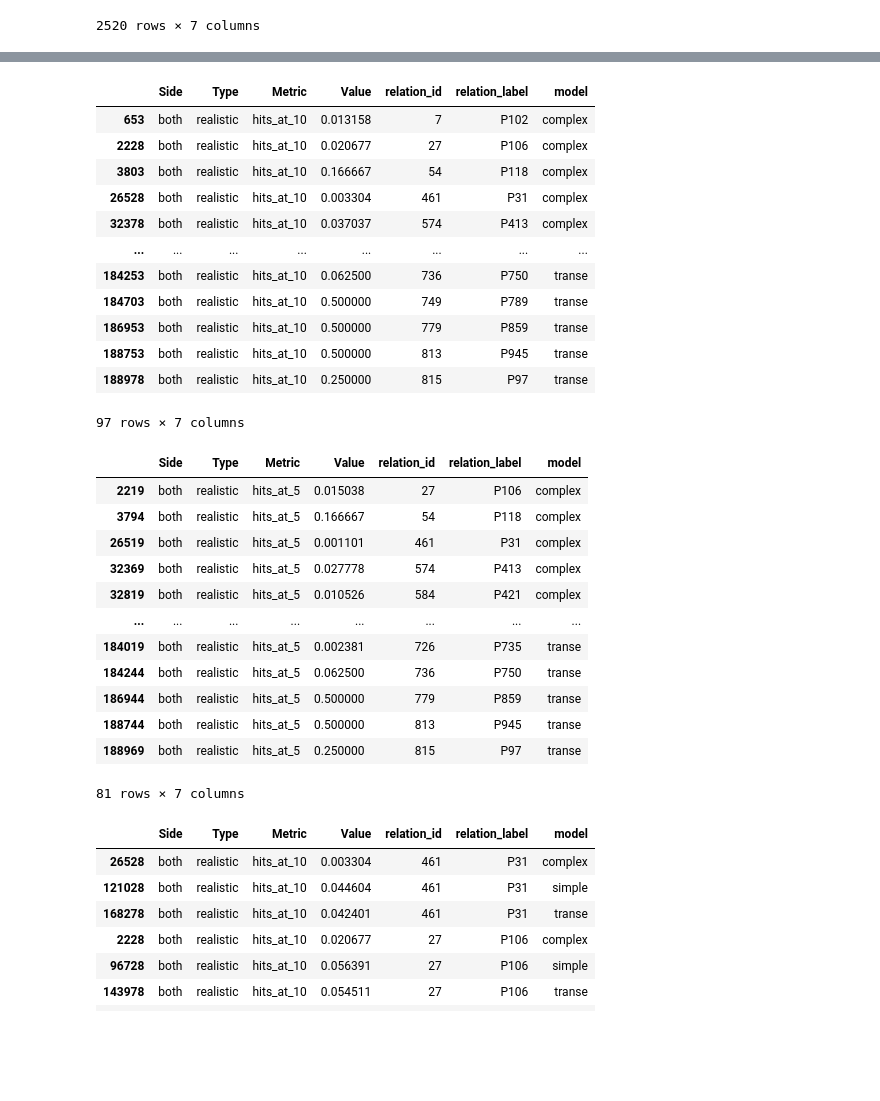
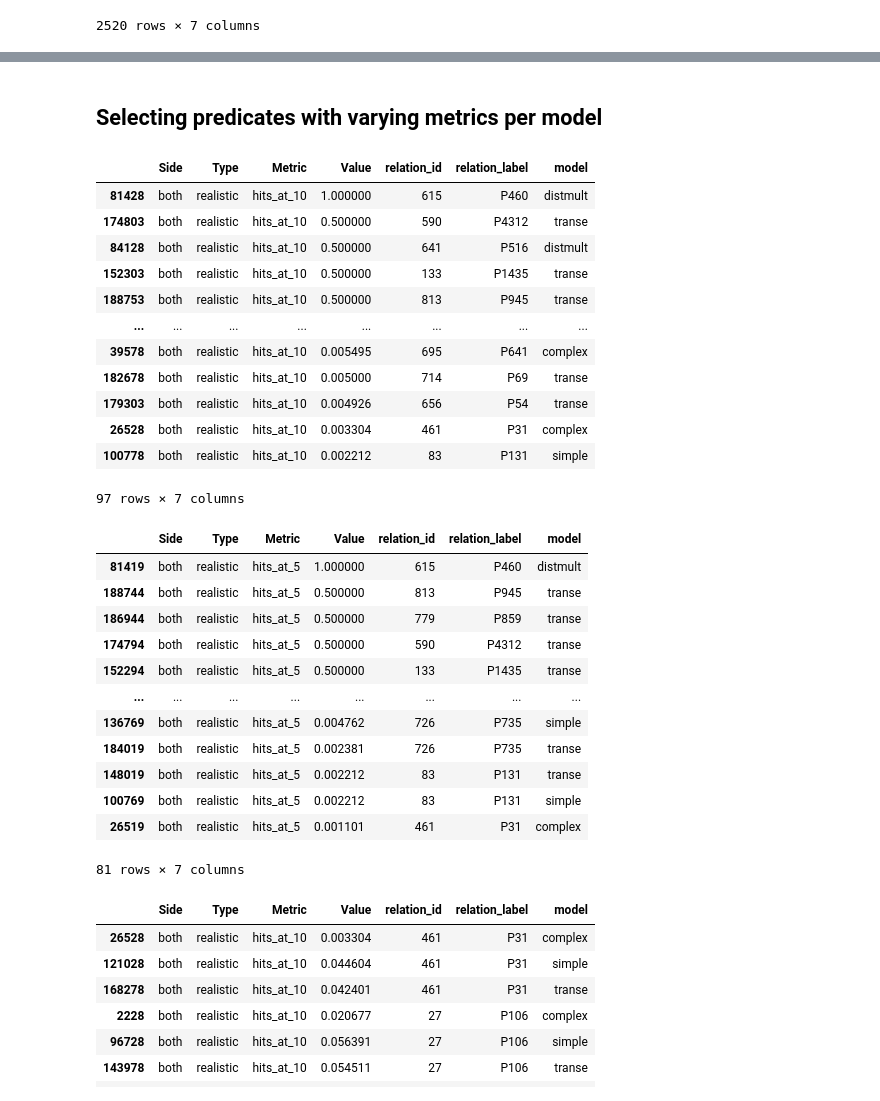
Before and after one commit to mortenterhart/KGE_Query_Completion, a Jupyter notebook: find_example_predicates.ipynb, the cells around one changed output, grey strips where cells are left out. Saved outputs shown, nothing was run; the diff lists cells and outputs as text; code cells hidden in the pictures; blank space fills up the shorter version.

```diff
--- a/find_example_predicates.ipynb
+++ b/find_example_predicates.ipynb
@@ -8,14 +18,14 @@ from scipy.signal import savgol_filter
 # %%
-predicate_metrics = pd.read_csv('metrics/predicate_metrics.csv')
+dim32_predicate_metrics = pd.read_csv('metrics/predicate_metrics.csv')
 
 # Only consider realistic values, evaluated on both ends
-predicate_metrics = predicate_metrics.query('Type == "realistic" and Side == "both"')
+dim32_predicate_metrics = dim32_predicate_metrics.query('Type == "realistic" and Side == "both"')
 # %%
 # Filter for selected metrics to compare on
 selected_metrics = ['arithmetic_mean_rank', 'hits_at_5', 'hits_at_10']
 
-predicate_metrics = predicate_metrics[predicate_metrics['Metric'].isin(selected_metrics)]
-predicate_metrics
+dim32_predicate_metrics = dim32_predicate_metrics[dim32_predicate_metrics['Metric'].isin(selected_metrics)]
+dim32_predicate_metrics
 # %% [output]
 |  | Side | Type | Metric | Value | relation_id | relation_label | model |
 | 140 | both | realistic | arithmetic_mean_rank | 828467.750 | 1 | P1001 | complex |
@@ -51,3 +156,5 @@ def get_wikidata_property_names(property_ids: list):
+# %% [markdown]
+## Selecting predicates with varying metrics per model
 # %%
 def find_largest_metric_variances(predicate_metrics):
     predicates = predicate_metrics['relation_label'].unique()
@@ -81,37 +188,37 @@ def filter_metrics(metrics_df, metric_name, filter_func):
     return metrics_df[metrics_df.apply(lambda x: x.Metric == metric_name and filter_func(x.Value), axis=1)]
 
 
-hits10_nonzero = filter_metrics(predicate_metrics, 'hits_at_10', lambda value: value > 0)
-hits10_nonzero.sort_values(by='hits_at_10', ascending=False)
+hits10_nonzero = filter_metrics(dim32_predicate_metrics, 'hits_at_10', lambda value: value > 0)
+hits10_nonzero.sort_values(by='Value', ascending=False)
 # %% [output]
 |  | Side | Type | Metric | Value | relation_id | relation_label | model |
-| 653 | both | realistic | hits_at_10 | 0.013158 | 7 | P102 | complex |
-| 2228 | both | realistic | hits_at_10 | 0.020677 | 27 | P106 | complex |
-| 3803 | both | realistic | hits_at_10 | 0.166667 | 54 | P118 | complex |
+| 81428 | both | realistic | hits_at_10 | 1.000000 | 615 | P460 | distmult |
+| 174803 | both | realistic | hits_at_10 | 0.500000 | 590 | P4312 | transe |
+| 84128 | both | realistic | hits_at_10 | 0.500000 | 641 | P516 | distmult |
+| 152303 | both | realistic | hits_at_10 | 0.500000 | 133 | P1435 | transe |
+| 188753 | both | realistic | hits_at_10 | 0.500000 | 813 | P945 | transe |
+| ... | ... | ... | ... | ... | ... | ... | ... |
+| 39578 | both | realistic | hits_at_10 | 0.005495 | 695 | P641 | complex |
+| 182678 | both | realistic | hits_at_10 | 0.005000 | 714 | P69 | transe |
+| 179303 | both | realistic | hits_at_10 | 0.004926 | 656 | P54 | transe |
 | 26528 | both | realistic | hits_at_10 | 0.003304 | 461 | P31 | complex |
-| 32378 | both | realistic | hits_at_10 | 0.037037 | 574 | P413 | complex |
-| ... | ... | ... | ... | ... | ... | ... | ... |
-| 184253 | both | realistic | hits_at_10 | 0.062500 | 736 | P750 | transe |
-| 184703 | both | realistic | hits_at_10 | 0.500000 | 749 | P789 | transe |
-| 186953 | both | realistic | hits_at_10 | 0.500000 | 779 | P859 | transe |
-| 188753 | both | realistic | hits_at_10 | 0.500000 | 813 | P945 | transe |
-| 188978 | both | realistic | hits_at_10 | 0.250000 | 815 | P97 | transe |
+| 100778 | both | realistic | hits_at_10 | 0.002212 | 83 | P131 | simple |
 97 rows × 7 columns
 # %%
-filter_metrics(predicate_metrics, 'hits_at_5', lambda value: value > 0).sort_values(by='hits_at_5', ascending=False)
+filter_metrics(dim32_predicate_metrics, 'hits_at_5', lambda value: value > 0).sort_values(by='Value', ascending=False)
 # %% [output]
 |  | Side | Type | Metric | Value | relation_id | relation_label | model |
-| 2219 | both | realistic | hits_at_5 | 0.015038 | 27 | P106 | complex |
-| 3794 | both | realistic | hits_at_5 | 0.166667 | 54 | P118 | complex |
+| 81419 | both | realistic | hits_at_5 | 1.000000 | 615 | P460 | distmult |
+| 188744 | both | realistic | hits_at_5 | 0.500000 | 813 | P945 | transe |
+| 186944 | both | realistic | hits_at_5 | 0.500000 | 779 | P859 | transe |
+| 174794 | both | realistic | hits_at_5 | 0.500000 | 590 | P4312 | transe |
+| 152294 | both | realistic | hits_at_5 | 0.500000 | 133 | P1435 | transe |
+| ... | ... | ... | ... | ... | ... | ... | ... |
+| 136769 | both | realistic | hits_at_5 | 0.004762 | 726 | P735 | simple |
+| 184019 | both | realistic | hits_at_5 | 0.002381 | 726 | P735 | transe |
+| 148019 | both | realistic | hits_at_5 | 0.002212 | 83 | P131 | transe |
+| 100769 | both | realistic | hits_at_5 | 0.002212 | 83 | P131 | simple |
 | 26519 | both | realistic | hits_at_5 | 0.001101 | 461 | P31 | complex |
-| 32369 | both | realistic | hits_at_5 | 0.027778 | 574 | P413 | complex |
-| 32819 | both | realistic | hits_at_5 | 0.010526 | 584 | P421 | complex |
-| ... | ... | ... | ... | ... | ... | ... | ... |
-| 184019 | both | realistic | hits_at_5 | 0.002381 | 726 | P735 | transe |
-| 184244 | both | realistic | hits_at_5 | 0.062500 | 736 | P750 | transe |
-| 186944 | both | realistic | hits_at_5 | 0.500000 | 779 | P859 | transe |
-| 188744 | both | realistic | hits_at_5 | 0.500000 | 813 | P945 | transe |
-| 188969 | both | realistic | hits_at_5 | 0.250000 | 815 | P97 | transe |
 81 rows × 7 columns
 # %%
 def select_duplicate_values(df, column):
```
Also changed, not shown: parts of 16 cells of this notebook.
